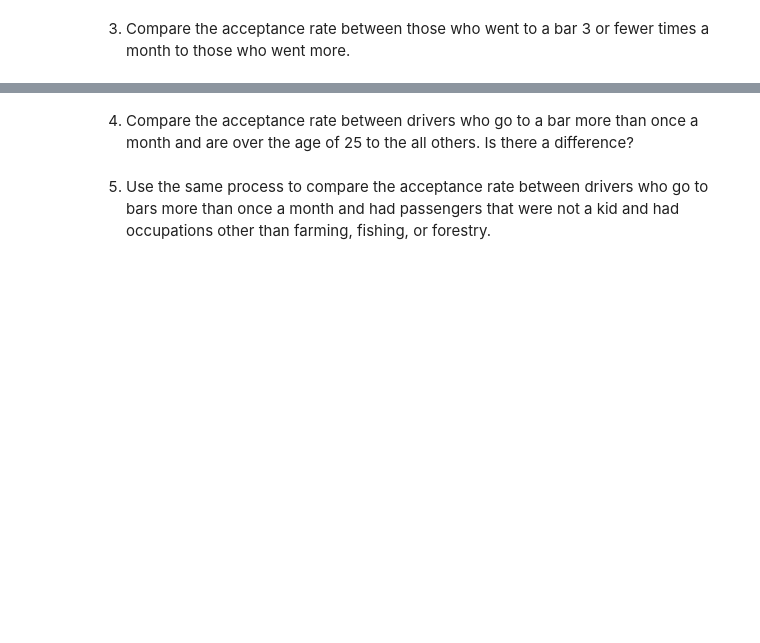
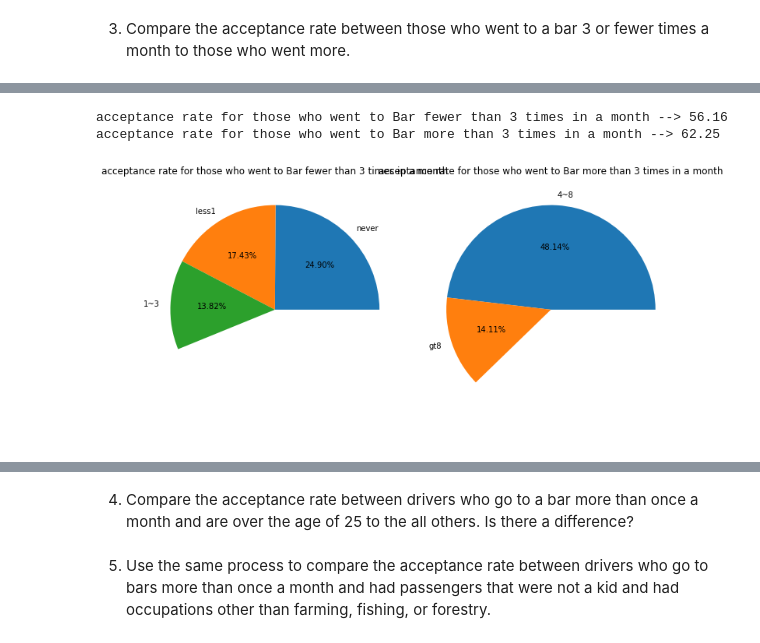
Before and after one commit to spiderweb2828/AIML-Assignment1, a Jupyter notebook: prompt.ipynb, the cells around one changed output, grey strips where cells are left out. Drawn from its saved outputs; the diff is of its cells as text; code cells hidden in the pictures; blank space fills up the shorter version.

```diff
--- a/prompt.ipynb
+++ b/prompt.ipynb
@@ -320,2 +312,9 @@ Now, we will lead you through an exploration of just the bar related coupons.
 # %% [markdown]
 3. Compare the acceptance rate between those who went to a bar 3 or fewer times a month to those who went more.
+# %%
+set_3_1 = tmp_dataset[tmp_dataset['Bar'].isin(['never', 'less1', '1~3'])][['Bar','Y']]
+set_3_2 = tmp_dataset[tmp_dataset['Bar'].isin(['gt8', '4~8'])][['Bar','Y']]
+set_3_1_df = pd.DataFrame(set_3_1.value_counts().reset_index().values,columns=['Bar','accepted','counts'])
+set_3_2_df = pd.DataFrame(set_3_2.value_counts().reset_index().values,columns=['Bar','accepted','counts'])
+set_3_1_df['acceptance_rate'] = (set_3_1_df['counts'] / set_3_1_df['counts'].sum())
+set_3_2_df['acceptance_rate'] = (set_3_2_df['counts'] / set_3_2_df['counts'].sum())
@@ -321,0 +331,19 @@ Now, we will lead you through an exploration of just the bar related coupons.
+# %%
+print('acceptance rate for those who went to Bar fewer than 3 times in a month -->', round(set_3_1_df[set_3_1_df['accepted']==1]['acceptance_rate'].sum()*100,2))
+print('acceptance rate for those who went to Bar more than 3 times in a month -->',round(set_3_2_df[set_3_2_df['accepted']==1]['acceptance_rate'].sum()*100,2))
+plt.figure(figsize = (10, 10))
+plt.subplot(221)
+accepted = set_3_1_df[set_3_1_df['accepted']==1]
+plt.pie(accepted['acceptance_rate'], labels=accepted['Bar'],normalize=False, autopct='%.2f%%')
+plt.title('acceptance rate for those who went to Bar fewer than 3 times in a month')
+plt.tight_layout()
+
+plt.subplot(222)
+accepted = set_3_2_df[set_3_2_df['accepted']==1]
+plt.pie(accepted['acceptance_rate'], labels=accepted['Bar'],normalize=False, autopct='%.2f%%')
+plt.title('acceptance rate for those who went to Bar more than 3 times in a month')
+plt.tight_layout()
+# %% [output]
+acceptance rate for those who went to Bar fewer than 3 times in a month --> 56.16
+acceptance rate for those who went to Bar more than 3 times in a month --> 62.25
+[figure, added]
```
Also changed, not shown: parts of 14 cells of this notebook.
